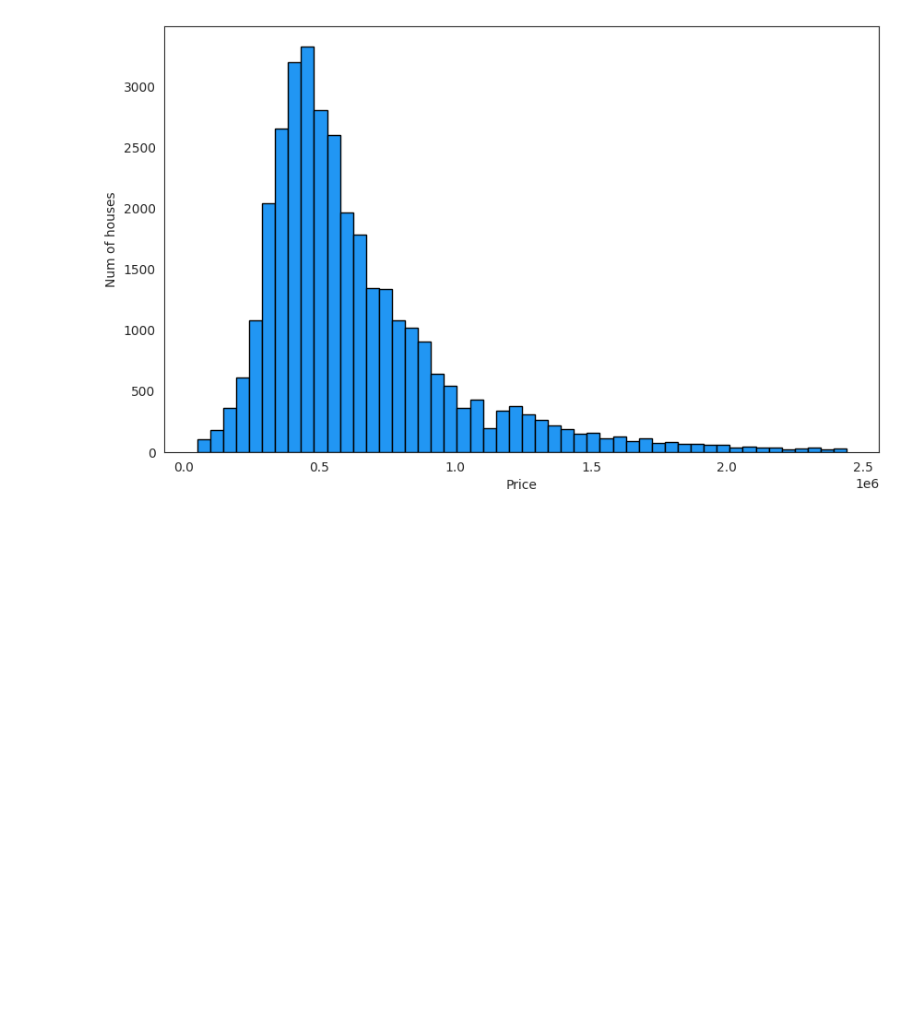
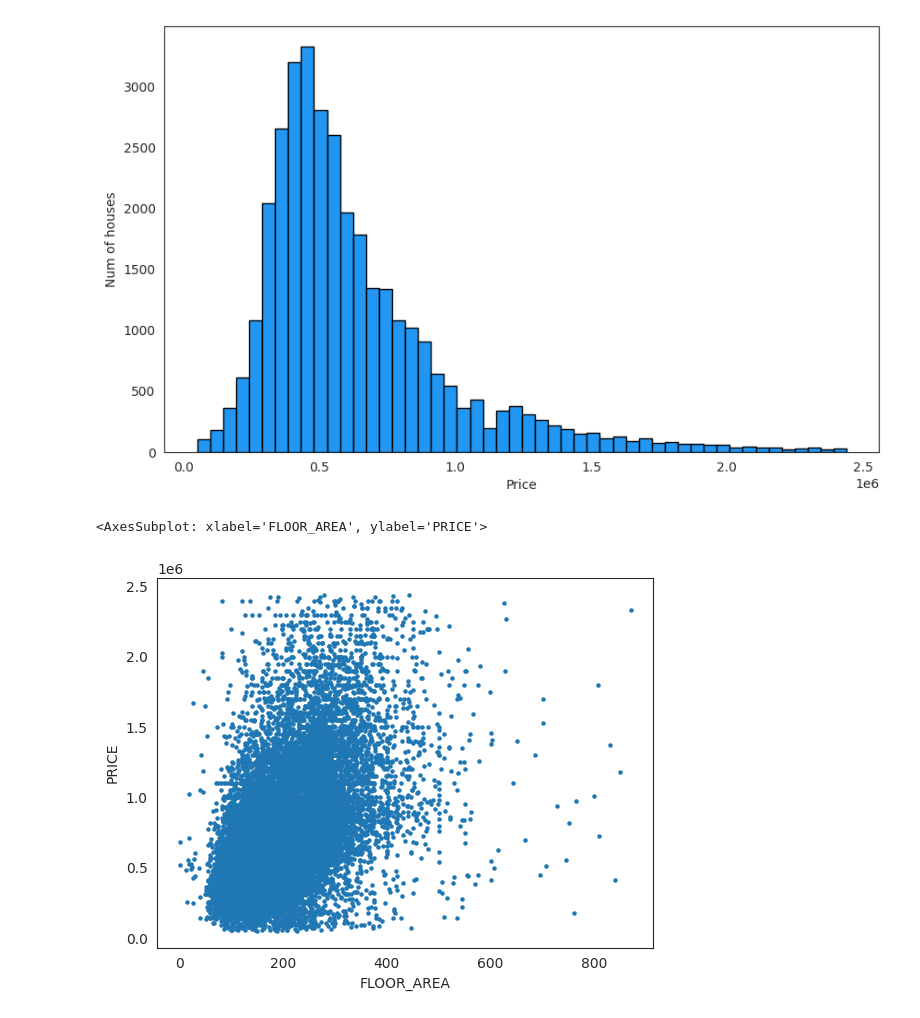
Before and after one commit to Top-AI-team/house-price-prediction, a Jupyter notebook: perth_try.ipynb, the cells around one changed output. Saved outputs shown, nothing was run; the diff lists cells and outputs as text; code cells hidden in the pictures; blank space fills up the shorter version.

```diff
--- a/perth_try.ipynb
+++ b/perth_try.ipynb
@@ -49,8 +42,7 @@ dtype: int64
 # %%
 all_data['GARAGE'] = all_data['GARAGE'].fillna(all_data['GARAGE'].median())
 all_data['BUILD_YEAR'] = all_data['BUILD_YEAR'].fillna(all_data['BUILD_YEAR'].quantile(0.75))
-
-all_data = all_data.drop(['NEAREST_SCH_RANK', 'ADDRESS', 'SUBURB', 'NEAREST_STN', 'NEAREST_SCH'], axis=1)
+all_data = all_data.drop(['NEAREST_SCH_RANK'], axis=1)
 
 all_data.isnull().sum()
 # %% [output]
@@ -114,3 +113,8 @@ plt.ylabel("Num of houses")
 plt.show()
 # %% [output]
 [figure]
+# %%
+all_data.plot.scatter(x='FLOOR_AREA', y='PRICE', s=5)
+# %% [output]
+<AxesSubplot: xlabel='FLOOR_AREA', ylabel='PRICE'>
+[figure, added]
```
Also changed, not shown: parts of 7 cells of this notebook.
